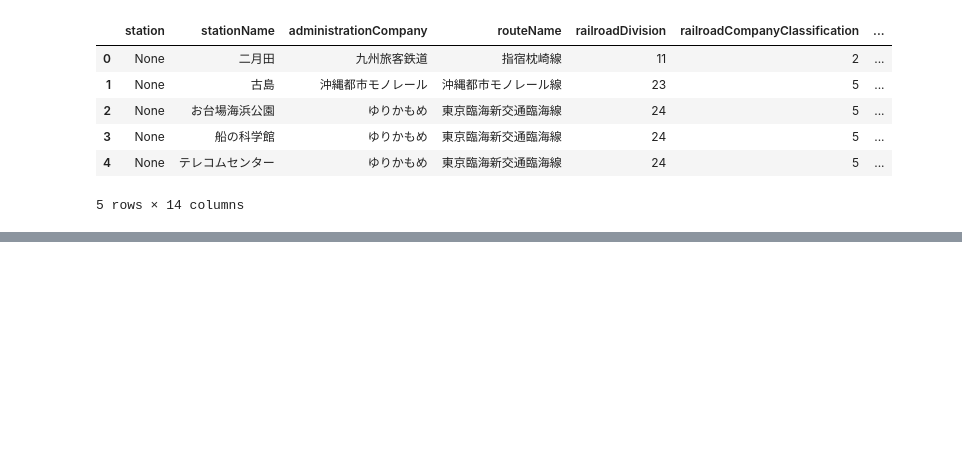
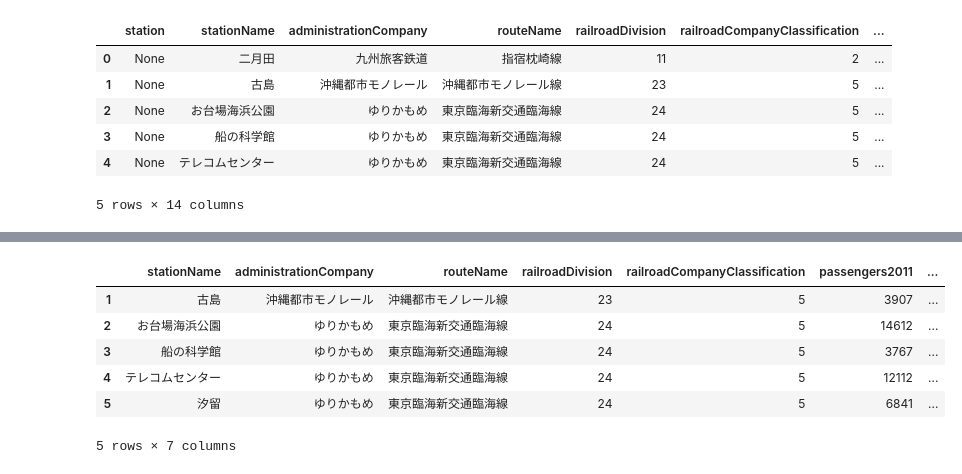
Before and after one commit to keiono/stations-japan, a Jupyter notebook: stations2network.ipynb, the cells around one changed output, grey strips where cells are left out. Drawn from its saved outputs; the diff is of its cells as text; code cells hidden in the pictures; blank space fills up the shorter version.

```diff
--- a/stations2network.ipynb
+++ b/stations2network.ipynb
@@ -348,0 +388,16 @@ passenger_df.head()
+# %%
+passenger_df['is_complete'] = passenger_df.apply(
+    lambda row:  True if row['dataEorN2011'] == '1' and  row['dataEorN2012'] == '1' and row['duplicate2011'] == '1' and row['duplicate2012'] == '1' and row['remarks2011'] == None  and row['remarks2012'] == None else False, axis=1)
+passenger_filtered = passenger_df[passenger_df['is_complete']]
+
+# 要らなくなった情報を除去
+passenger_filtered.drop(['is_complete', 'station', 'duplicate2011', 'duplicate2012', 'remarks2011', 'remarks2012', 'dataEorN2011', 'dataEorN2012'], axis=1, inplace=True)
+passenger_filtered.head()
+# %% [output]
+|  | stationName | administrationCompany | routeName | railroadDivision | railroadCompanyClassification | passengers2011 | ... |
+| 1 | 古島 | 沖縄都市モノレール | 沖縄都市モノレール線 | 23 | 5 | 3907 | ... |
+| 2 | お台場海浜公園 | ゆりかもめ | 東京臨海新交通臨海線 | 24 | 5 | 14612 | ... |
+| 3 | 船の科学館 | ゆりかもめ | 東京臨海新交通臨海線 | 24 | 5 | 3767 | ... |
+| 4 | テレコムセンター | ゆりかもめ | 東京臨海新交通臨海線 | 24 | 5 | 12112 | ... |
+| 5 | 汐留 | ゆりかもめ | 東京臨海新交通臨海線 | 24 | 5 | 6841 | ... |
+5 rows × 7 columns
```
Also changed, not shown: parts of 28 cells of this notebook, 4 other files.
